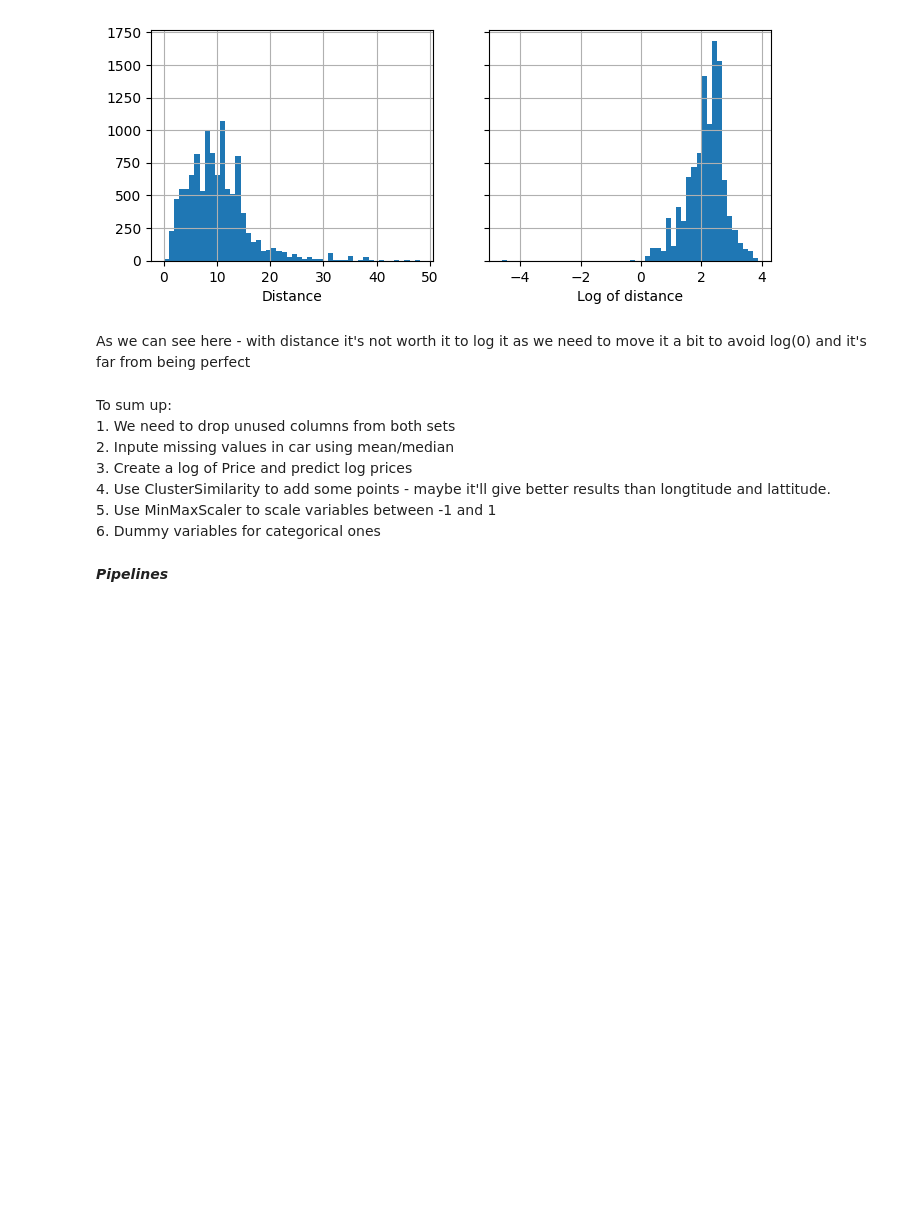
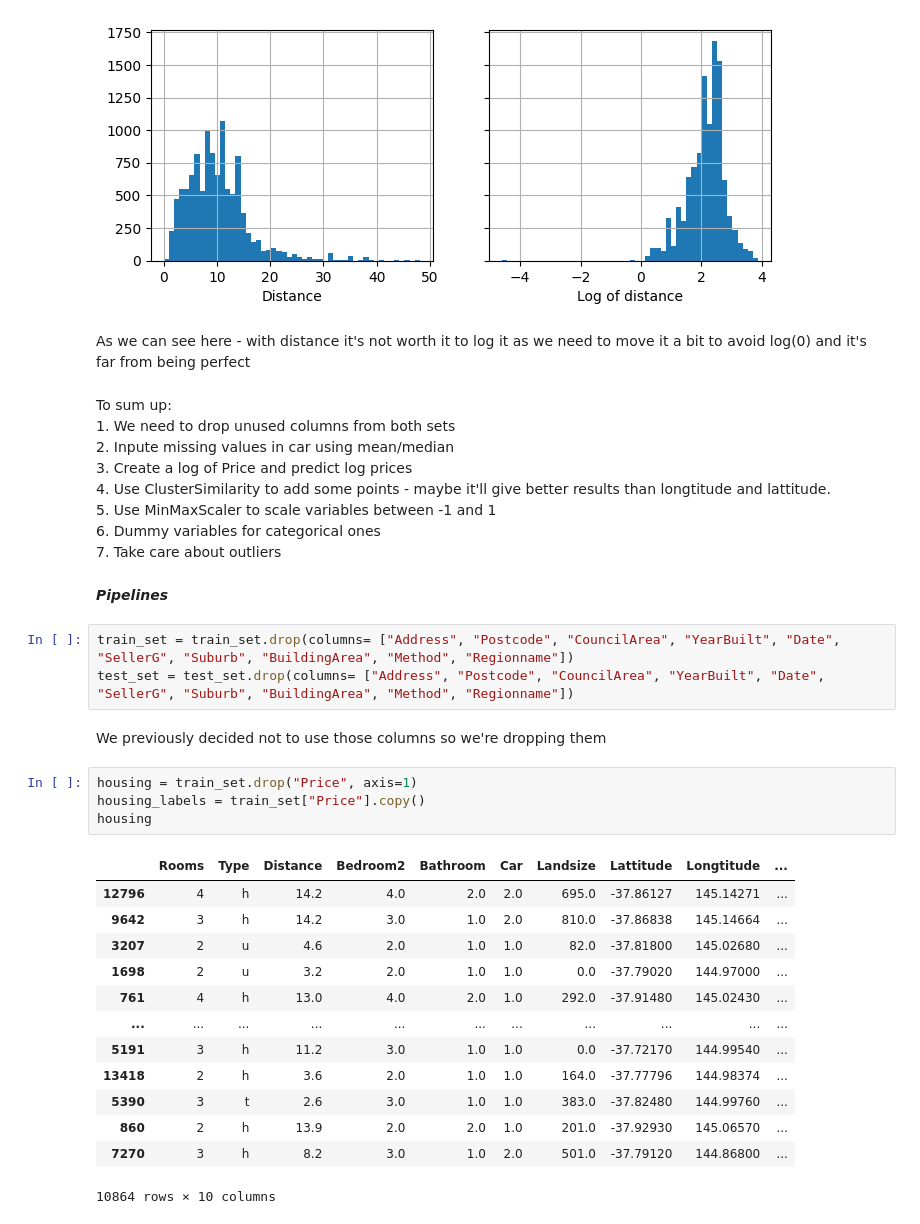
Before and after one commit to dankoz1999/regression, a Jupyter notebook: test.ipynb, the cells around one changed output. Drawn from its saved outputs; the diff is of its cells as text; blank space fills up the shorter version.

Commit message:
pipelines and outliers added

```diff
--- a/test.ipynb
+++ b/test.ipynb
@@ -205,6 +234,29 @@ plt.show()
 # %% [markdown]
 As we can see here - with distance it's not worth it to log it as we need to move it a bit to avoid log(0) and it's far from being perfect
 # %% [markdown]
-To sum up:<br/> 1. We need to drop unused columns from both sets <br/> 2. Inpute missing values in car using mean/median <br/> 3. Create a log of Price and predict log prices <br/> 4. Use ClusterSimilarity to add some points - maybe it'll give better results than longtitude and lattitude. <br/> 5. Use MinMaxScaler to scale variables between -1 and 1 <br/> 6. Dummy variables for categorical ones
+To sum up:<br/> 1. We need to drop unused columns from both sets <br/> 2. Inpute missing values in car using mean/median <br/> 3. Create a log of Price and predict log prices <br/> 4. Use ClusterSimilarity to add some points - maybe it'll give better results than longtitude and lattitude. <br/> 5. Use MinMaxScaler to scale variables between -1 and 1 <br/> 6. Dummy variables for categorical ones <br/> 7. Take care about outliers
 # %% [markdown]
 ***Pipelines***
+# %%
+train_set = train_set.drop(columns= ["Address", "Postcode", "CouncilArea", "YearBuilt", "Date", "SellerG", "Suburb", "BuildingArea", "Method", "Regionname"])
+test_set = test_set.drop(columns= ["Address", "Postcode", "CouncilArea", "YearBuilt", "Date", "SellerG", "Suburb", "BuildingArea", "Method", "Regionname"])
+# %% [markdown]
+We previously decided not to use those columns so we're dropping them
+# %%
+housing = train_set.drop("Price", axis=1)
+housing_labels = train_set["Price"].copy()
+housing
+# %% [output]
+|  | Rooms | Type | Distance | Bedroom2 | Bathroom | Car | Landsize | Lattitude | Longtitude | ... |
+| 12796 | 4 | h | 14.2 | 4.0 | 2.0 | 2.0 | 695.0 | -37.86127 | 145.14271 | ... |
+| 9642 | 3 | h | 14.2 | 3.0 | 1.0 | 2.0 | 810.0 | -37.86838 | 145.14664 | ... |
+| 3207 | 2 | u | 4.6 | 2.0 | 1.0 | 1.0 | 82.0 | -37.81800 | 145.02680 | ... |
+| 1698 | 2 | u | 3.2 | 2.0 | 1.0 | 1.0 | 0.0 | -37.79020 | 144.97000 | ... |
+| 761 | 4 | h | 13.0 | 4.0 | 2.0 | 1.0 | 292.0 | -37.91480 | 145.02430 | ... |
+| ... | ... | ... | ... | ... | ... | ... | ... | ... | ... | ... |
+| 5191 | 3 | h | 11.2 | 3.0 | 1.0 | 1.0 | 0.0 | -37.72170 | 144.99540 | ... |
+| 13418 | 2 | h | 3.6 | 2.0 | 1.0 | 1.0 | 164.0 | -37.77796 | 144.98374 | ... |
+| 5390 | 3 | t | 2.6 | 3.0 | 1.0 | 1.0 | 383.0 | -37.82480 | 144.99760 | ... |
+| 860 | 2 | h | 13.9 | 2.0 | 2.0 | 1.0 | 201.0 | -37.92930 | 145.06570 | ... |
+| 7270 | 3 | h | 8.2 | 3.0 | 1.0 | 2.0 | 501.0 | -37.79120 | 144.86800 | ... |
+10864 rows × 10 columns
```
Also changed, not shown: parts of 8 cells of this notebook.
